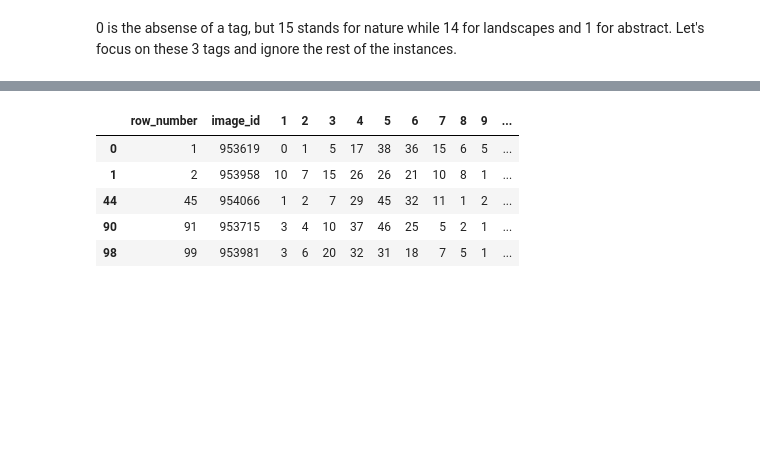
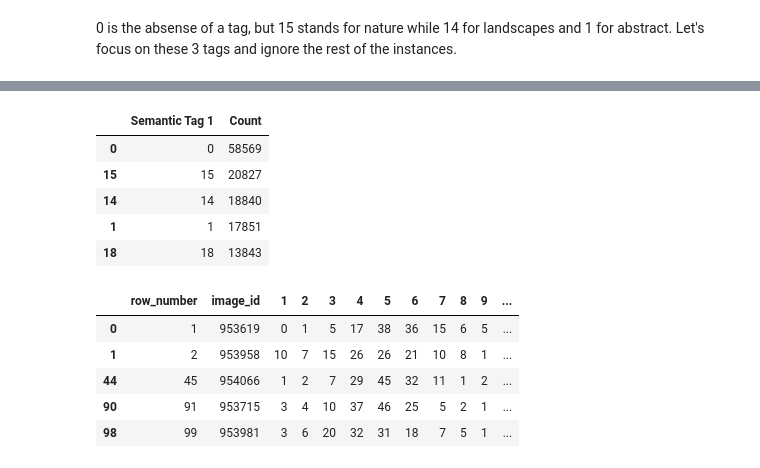
Before and after one commit to tinenbruno/aes_classifier, a Jupyter notebook: jupyter_notebooks/AVA Dataset Notebook.ipynb, the cells around one changed output, grey strips where cells are left out. Drawn from its saved outputs; the diff is of its cells as text; code cells hidden in the pictures; blank space fills up the shorter version.

```diff
--- a/jupyter_notebooks/AVA Dataset Notebook.ipynb
+++ b/jupyter_notebooks/AVA Dataset Notebook.ipynb
@@ -88,3 +96,12 @@ ava_abstract = ava_dataset[ava_dataset["Semantic Tag 1"] == 1]
+# %%
+ordered_counts.head()
+# %% [output]
+|  | Semantic Tag 1 | Count |
+| 0 | 0 | 58569 |
+| 15 | 15 | 20827 |
+| 14 | 14 | 18840 |
+| 1 | 1 | 17851 |
+| 18 | 18 | 13843 |
 # %%
 ava_abstract.head()
 # %% [output]
```
Also changed, not shown: parts of 11 cells of this notebook, 2 other files.
